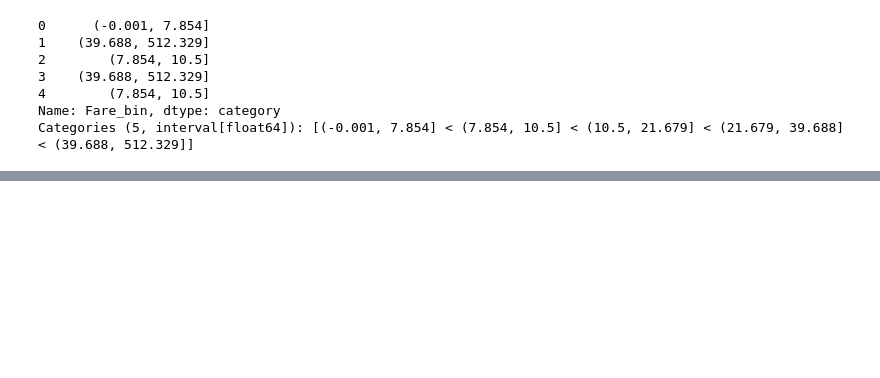
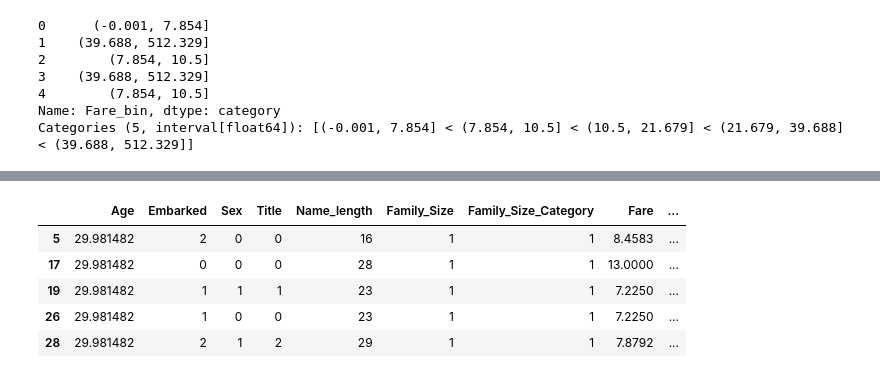
Before and after one commit to QQYES/kaggle_titanic, a Jupyter notebook: titanic_advanced.ipynb, the cells around one changed output, grey strips where cells are left out. Drawn from its saved outputs; the diff is of its cells as text; code cells hidden in the pictures; blank space fills up the shorter version.

```diff
--- a/titanic_advanced.ipynb
+++ b/titanic_advanced.ipynb
@@ -494,0 +668,9 @@ combined_train_test['Fare'] = combined_train_test[['Fare']].fillna(combined_trai
+# %%
+missing_age_test.head()
+# %% [output]
+|  | Age | Embarked | Sex | Title | Name_length | Family_Size | Family_Size_Category | Fare | ... |
+| 5 | 29.981482 | 2 | 0 | 0 | 16 | 1 | 1 | 8.4583 | ... |
+| 17 | 29.981482 | 0 | 0 | 0 | 28 | 1 | 1 | 13.0000 | ... |
+| 19 | 29.981482 | 1 | 1 | 1 | 23 | 1 | 1 | 7.2250 | ... |
+| 26 | 29.981482 | 1 | 0 | 0 | 23 | 1 | 1 | 7.2250 | ... |
+| 28 | 29.981482 | 2 | 1 | 2 | 29 | 1 | 1 | 7.8792 | ... |
```
Also changed, not shown: parts of 15 cells of this notebook.
